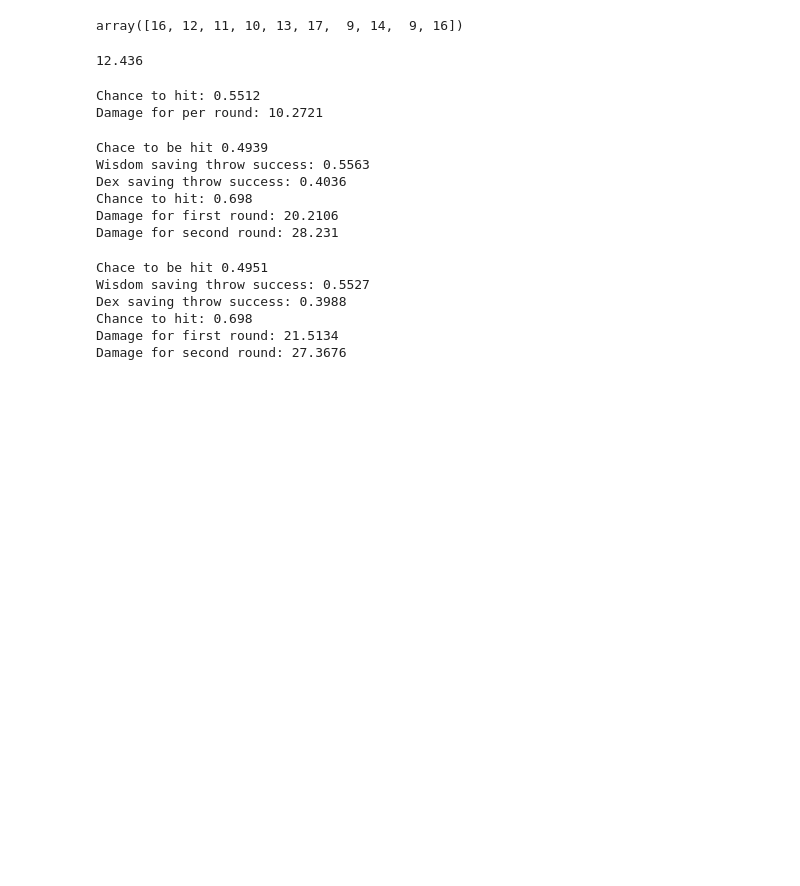
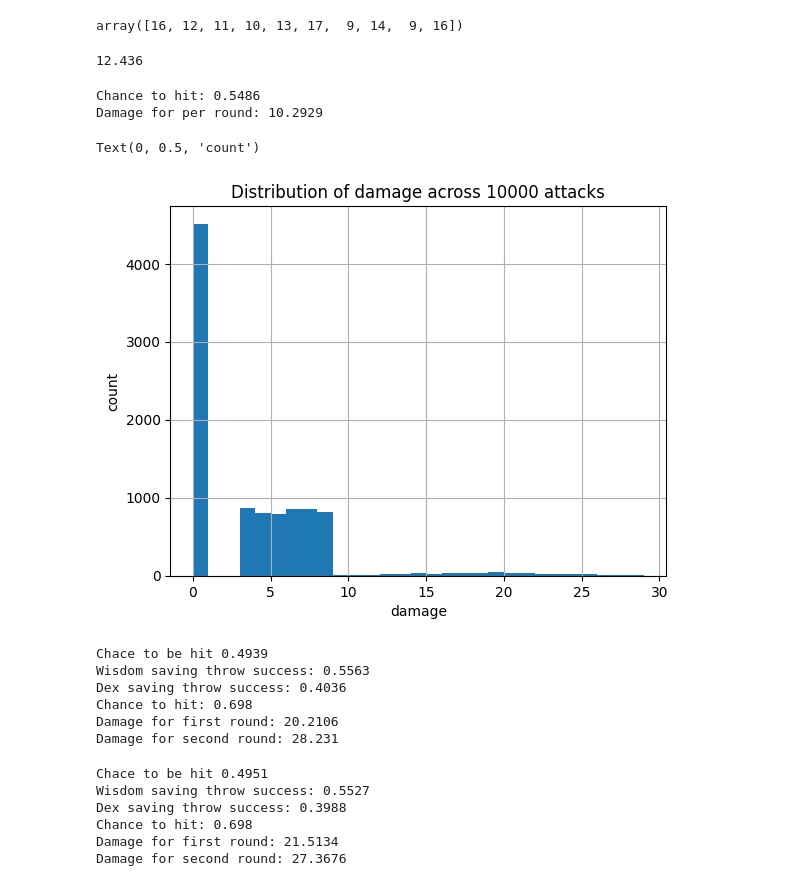
Before and after one commit to spencebeecher/dnd, a Jupyter notebook: dnd.ipynb, the cells around one changed output. Saved outputs shown, nothing was run; the diff lists cells and outputs as text; code cells hidden in the pictures; blank space fills up the shorter version.

Commit message:
updated plotting

```diff
--- a/dnd.ipynb
+++ b/dnd.ipynb
@@ -70,35 +70,42 @@ array([16, 12, 11, 10, 13, 17,  9, 14,  9, 16])
 # %%
 import dnd
 from dnd import Dice
 
 level = 6
 charisma = 3
 strength = 2
 
 pally_attack = dnd.roll_damage(
     defender_AC=dnd.get_AC(level),
     attack_modifier=dnd.proficency_bonus(level) + strength,
     damage_dice=Dice(1,6),
     bonus_damage=strength,
     crit_added_damage_dice=Dice(2,8), #smite
     advantage=False
 )
 
 pam_attack = dnd.roll_damage(
     defender_AC=dnd.get_AC(level),
     attack_modifier=dnd.proficency_bonus(level) + strength,
     damage_dice=Dice(1,4),
     bonus_damage=strength,
     crit_added_damage_dice=Dice(2,8), #smite
     advantage=False
 )
 
 
 print('Chance to hit:', (pally_attack > 0).mean())
 print('Damage for per round:', (pally_attack+pally_attack+pam_attack).mean())
+
+pd.Series(pally_attack).hist(bins=np.arange(0,30))
+plt.title("Distribution of damage across 10000 attacks")
+plt.xlabel("damage")
+plt.ylabel("count")
 # %% [output]
-Chance to hit: 0.5512
-Damage for per round: 10.2721
+Chance to hit: 0.5486
+Damage for per round: 10.2929
+Text(0, 0.5, 'count')
+[figure, added]
 # %%
 level = 7
 charisma = 3
```
Also changed, not shown: parts of 2 cells of this notebook.
